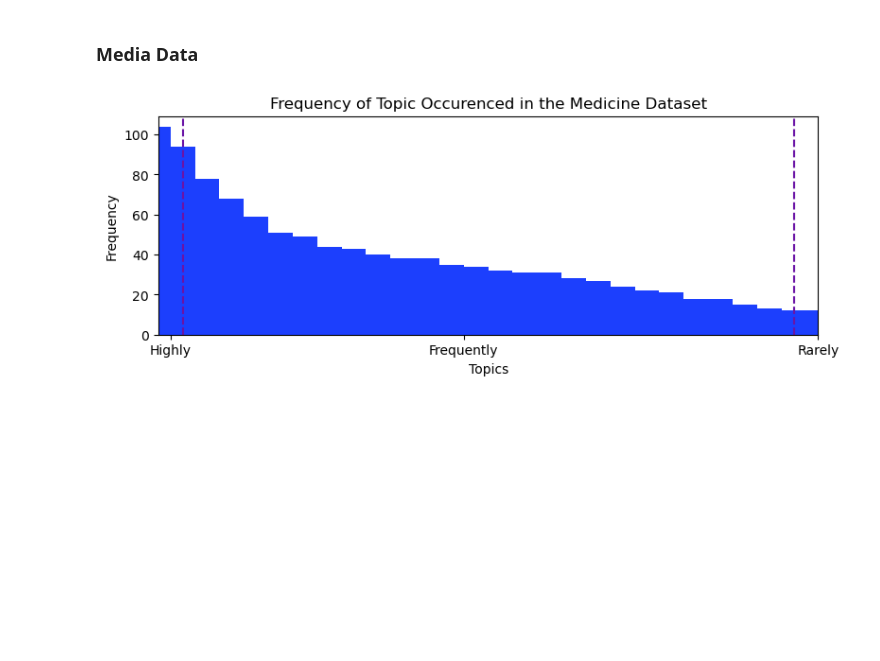
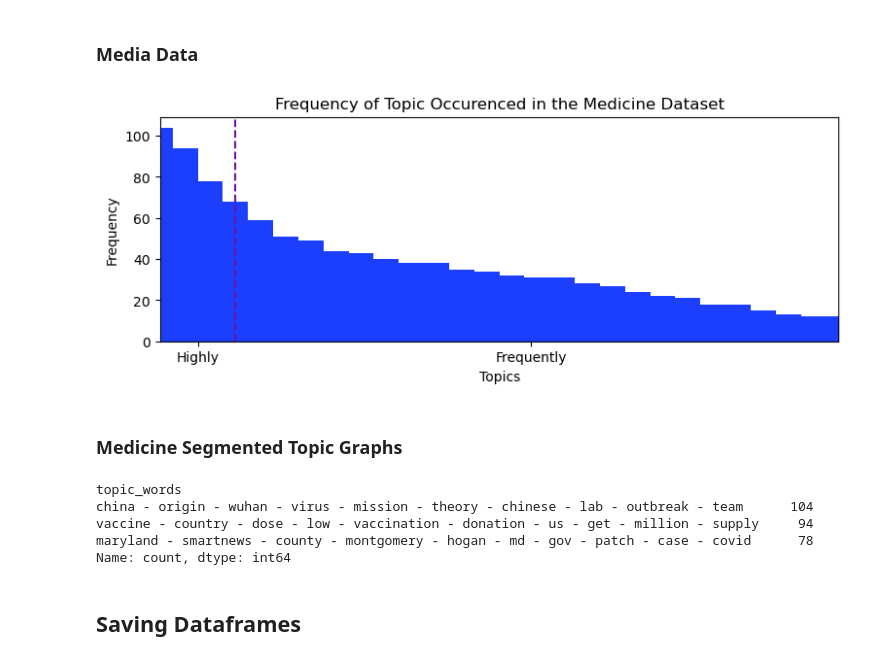
Before and after one commit to janthonas/Vaccine-Tweet-Modelling, a Jupyter notebook: data_analysis/Topic Analysis.ipynb, the cells around one changed output. Saved outputs shown, nothing was run; the diff lists cells and outputs as text; code cells hidden in the pictures; blank space fills up the shorter version.

```diff
--- a/data_analysis/Topic Analysis.ipynb
+++ b/data_analysis/Topic Analysis.ipynb
@@ -153,45 +162,41 @@ medicine_topics_rarely_pruned = medicine_topics_pruned[int(bottom_pos_index):].c
 # %% [markdown]
 ### Media Data
 # %%
-media_topics = media_data['topic_name'].value_counts()
+media_topics = media_data['topic_words'].value_counts()
 # %%
 media_topics_pruned = media_topics[1:].copy()
 # %%
 # Inter-Quartile Range
-top_perc = np.percentile(media_topics_pruned, 95)
-bottom_perc = np.percentile(media_topics_pruned, 5)
-perc_range = top_perc - bottom_perc
+top_perc = np.percentile(media_topics_pruned, 90)
 
 # Find the indices of the closest values to the percentiles
 top_index = (np.abs(media_topics_pruned - top_perc)).idxmin()
-bottom_index = (np.abs(media_topics_pruned - bottom_perc)).idxmin()
 
 top_pos_index = media_topics_pruned.index.get_loc(top_index)
-bottom_pos_index = media_topics_pruned.index.get_loc(bottom_index)
 
 top_perc_tick = top_pos_index/2
-middle_perc_tick = (bottom_pos_index - top_pos_index)/2
-bottom_perc_tick = (bottom_pos_index + len(media_topics_pruned))/2
+middle_perc_tick = (top_perc_tick + len(media_topics_pruned)) / 2
 # %%
 # Creating the graph
 plt.figure(figsize=(9, 3))
 plt.bar(range(len(media_topics_pruned)), media_topics_pruned, color='#1c3ffd', width=1)
 plt.title('Frequency of Topic Occurenced in the Medicine Dataset')
 plt.xlabel('Topics')
 plt.ylabel('Frequency')
 # Remove x-axis ticks and labels
 plt.xticks(ticks=[])
 # Adjust the x-axis limits to remove space
 plt.xlim(0, len(media_topics_pruned)-1)
 
-custom_ticks = [top_perc_tick, middle_perc_tick, bottom_perc_tick]  # Example positions
-custom_labels = ['Highly', 'Frequently', 'Rarely']  # Example labels
+custom_ticks = [top_perc_tick, middle_perc_tick]  # Example positions
+custom_labels = ['Highly', 'Frequently']  # Example labels
 
 plt.xticks(custom_ticks, custom_labels)
 
 plt.axvline(x=top_pos_index, color='#6b14a6', linestyle='--')
-plt.axvline(x=bottom_pos_index, color='#6b14a6', linestyle='--')
 
 plt.show()
 # %% [output]
-[figure, old version]
+[figure, new version]
+# %% [markdown]
+### Medicine Segmented Topic Graphs
@@ -197,0 +206,10 @@ plt.show()
+# %%
+media_topics_highly_pruned
+# %% [output]
+topic_words
+china - origin - wuhan - virus - mission - theory - chinese - lab - outbreak - team      104
+vaccine - country - dose - low - vaccination - donation - us - get - million - supply     94
+maryland - smartnews - county - montgomery - hogan - md - gov - patch - case - covid      78
+Name: count, dtype: int64
+# %% [markdown]
+## Saving Dataframes
```
Also changed, not shown: parts of 15 cells of this notebook.
